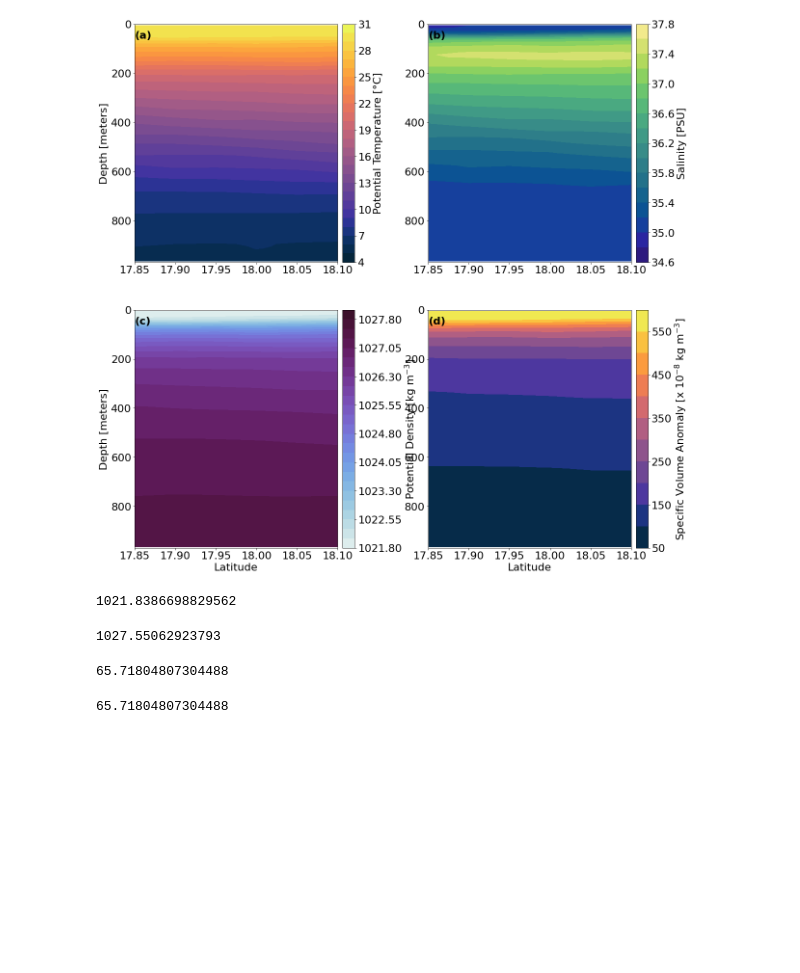
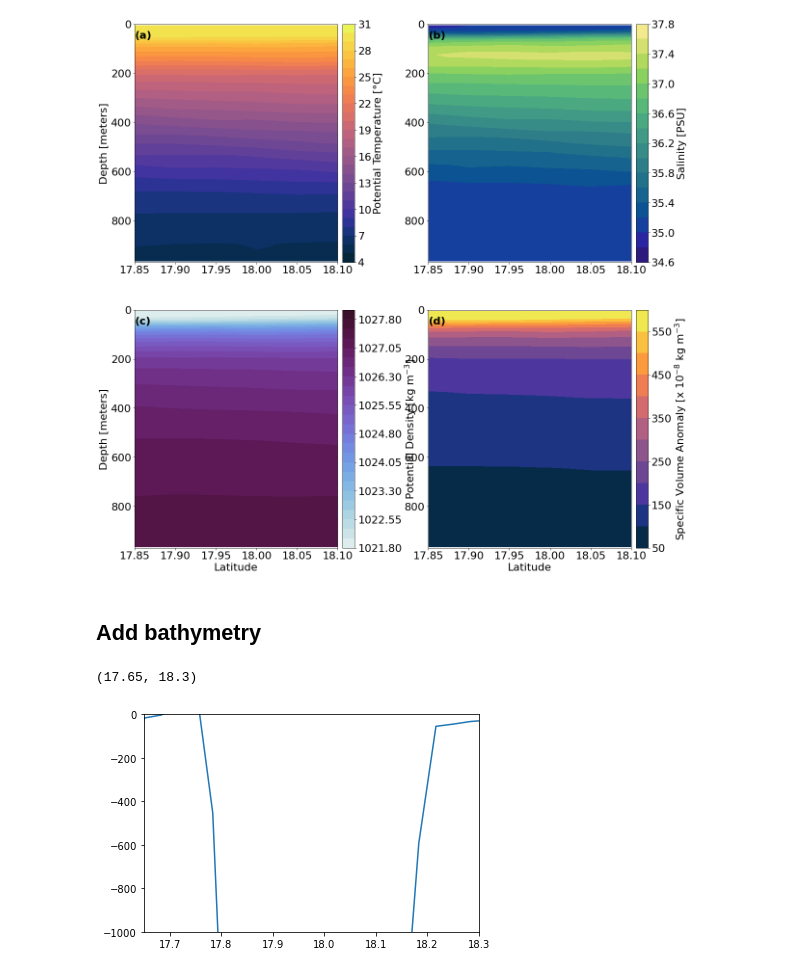
Before and after one commit to JGradone/Anegada-Glider-Transport, a Jupyter notebook: notebooks/Plotting/Plot_Mean_Absolute_and_Geostrophic_Velocity_2020_and_2022_Deployments.ipynb, the cells around one changed output. Drawn from its saved outputs; the diff is of its cells as text; code cells hidden in the pictures; blank space fills up the shorter version.

```diff
--- a/notebooks/Plotting/Plot_Mean_Absolute_and_Geostrophic_Velocity_2020_and_2022_Deployments.ipynb
+++ b/notebooks/Plotting/Plot_Mean_Absolute_and_Geostrophic_Velocity_2020_and_2022_Deployments.ipynb
@@ -406,19 +406,16 @@ clb.set_label(label='Specific Volume Anomaly [x 10$^{-8}$ kg m$^{-3}$]',fontsize
 #plt.savefig('/home/jg1200/Figures/RU29_2020_Example_Transect_Temp_Salinty_Density.png', bbox_inches='tight',dpi=300,facecolor='white')
 # %% [output]
 [figure]
-# %%
-np.nanmin(SIGMA)
-# %% [output]
-1021.8386698829562
-# %%
-np.nanmax(SIGMA)
-# %% [output]
-1027.55062923793
-# %%
-np.nanmin(specvol_anom*(10**8))
-# %% [output]
-65.71804807304488
-# %%
-np.nanmin(specvol_anom*(10**8))
-# %% [output]
-65.71804807304488
+# %% [markdown]
+## Add bathymetry
+# %%
+fname = 'https://gamone.whoi.edu/thredds/dodsC/usgs/data0/bathy/ETOPO2v2c_f4.nc'
+ds_etpo = xr.open_dataset(fname)
+lonind = np.nanargmin(np.abs(ds_etpo.x.values+64.8))
+depth_slice = ds_etpo.sel(x=ds_etpo.x.values[lonind],y=slice(17.4, 18.8))   # 17.85,18.11
+plt.plot(depth_slice.y,depth_slice.z)
+plt.ylim((-1000,0))
+plt.xlim((17.65,18.3))
+# %% [output]
+(17.65, 18.3)
+[figure, added]
```
Also changed, not shown: parts of 3 cells of this notebook, 1 other file.
